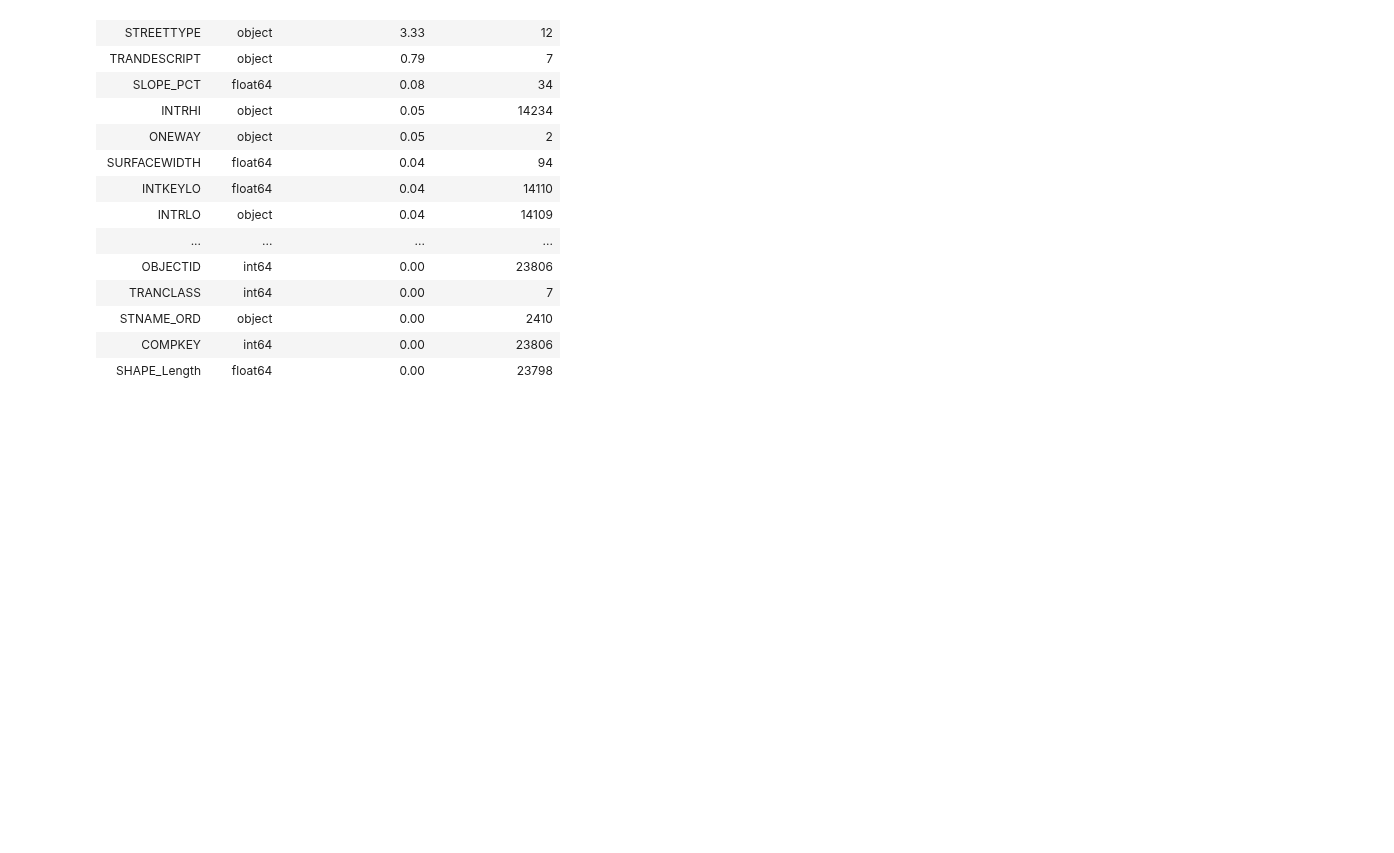
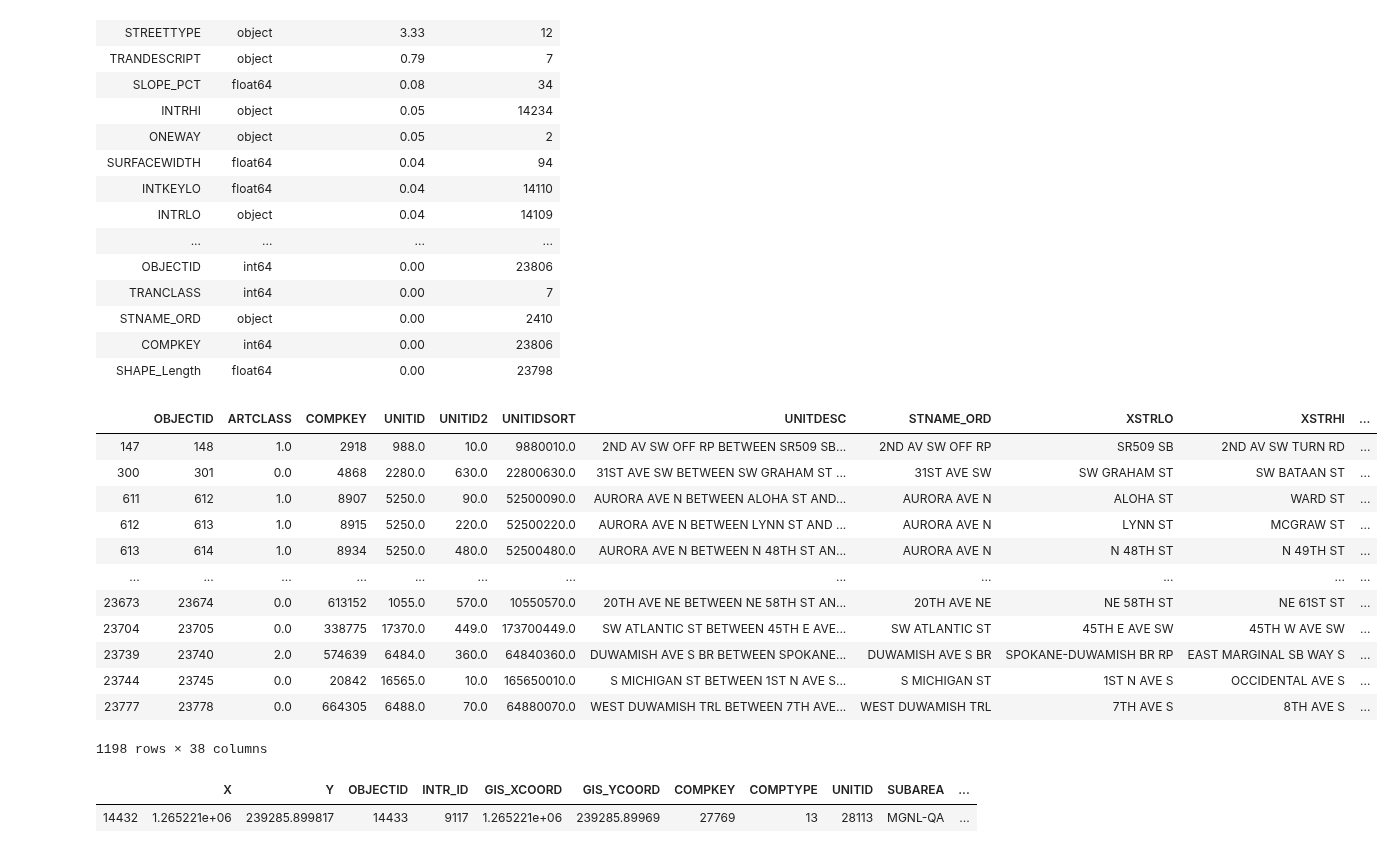
Before and after one commit to DataCircles/traffic_collisions_ml_team1, a Jupyter notebook: notebooks/seattle_streets_eda.ipynb, the cells around one changed output. Drawn from its saved outputs; the diff is of its cells as text; code cells hidden in the pictures; blank space fills up the shorter version.

Commit message:
compared streets to intersections data csv's

```diff
--- a/notebooks/seattle_streets_eda.ipynb
+++ b/notebooks/seattle_streets_eda.ipynb
@@ -167,0 +171,22 @@ df_summary
+# %%
+df[df.SURFACETYPE_1.isna()]
+# %% [output]
+|  | OBJECTID | ARTCLASS | COMPKEY | UNITID | UNITID2 | UNITIDSORT | UNITDESC | STNAME_ORD | XSTRLO | XSTRHI | ... |
+| 147 | 148 | 1.0 | 2918 | 988.0 | 10.0 | 9880010.0 | 2ND AV SW OFF RP BETWEEN SR509 SB... | 2ND AV SW OFF RP | SR509 SB | 2ND AV SW TURN RD | ... |
+| 300 | 301 | 0.0 | 4868 | 2280.0 | 630.0 | 22800630.0 | 31ST AVE SW BETWEEN SW GRAHAM ST ... | 31ST AVE SW | SW GRAHAM ST | SW BATAAN ST | ... |
+| 611 | 612 | 1.0 | 8907 | 5250.0 | 90.0 | 52500090.0 | AURORA AVE N BETWEEN ALOHA ST AND... | AURORA AVE N | ALOHA ST | WARD ST | ... |
+| 612 | 613 | 1.0 | 8915 | 5250.0 | 220.0 | 52500220.0 | AURORA AVE N BETWEEN LYNN ST AND ... | AURORA AVE N | LYNN ST | MCGRAW ST | ... |
+| 613 | 614 | 1.0 | 8934 | 5250.0 | 480.0 | 52500480.0 | AURORA AVE N BETWEEN N 48TH ST AN... | AURORA AVE N | N 48TH ST | N 49TH ST | ... |
+| ... | ... | ... | ... | ... | ... | ... | ... | ... | ... | ... | ... |
+| 23673 | 23674 | 0.0 | 613152 | 1055.0 | 570.0 | 10550570.0 | 20TH AVE NE BETWEEN NE 58TH ST AN... | 20TH AVE NE | NE 58TH ST | NE 61ST ST | ... |
+| 23704 | 23705 | 0.0 | 338775 | 17370.0 | 449.0 | 173700449.0 | SW ATLANTIC ST BETWEEN 45TH E AVE... | SW ATLANTIC ST | 45TH E AVE SW | 45TH W AVE SW | ... |
+| 23739 | 23740 | 2.0 | 574639 | 6484.0 | 360.0 | 64840360.0 | DUWAMISH AVE S BR BETWEEN SPOKANE... | DUWAMISH AVE S BR | SPOKANE-DUWAMISH BR RP | EAST MARGINAL SB WAY S | ... |
+| 23744 | 23745 | 0.0 | 20842 | 16565.0 | 10.0 | 165650010.0 | S MICHIGAN ST BETWEEN 1ST N AVE S... | S MICHIGAN ST | 1ST N AVE S | OCCIDENTAL AVE S | ... |
+| 23777 | 23778 | 0.0 | 664305 | 6488.0 | 70.0 | 64880070.0 | WEST DUWAMISH TRL BETWEEN 7TH AVE... | WEST DUWAMISH TRL | 7TH AVE S | 8TH AVE S | ... |
+1198 rows × 38 columns
+# %%
+intersections_df = pd.read_csv('../data/Intersections.csv')
+intersections_df[intersections_df['UNITID'] == 28113]
+# %% [output]
+|  | X | Y | OBJECTID | INTR_ID | GIS_XCOORD | GIS_YCOORD | COMPKEY | COMPTYPE | UNITID | SUBAREA | ... |
+| 14432 | 1.265221e+06 | 239285.899817 | 14433 | 9117 | 1.265221e+06 | 239285.89969 | 27769 | 13 | 28113 | MGNL-QA | ... |
```
Also changed, not shown: parts of 2 cells of this notebook.
